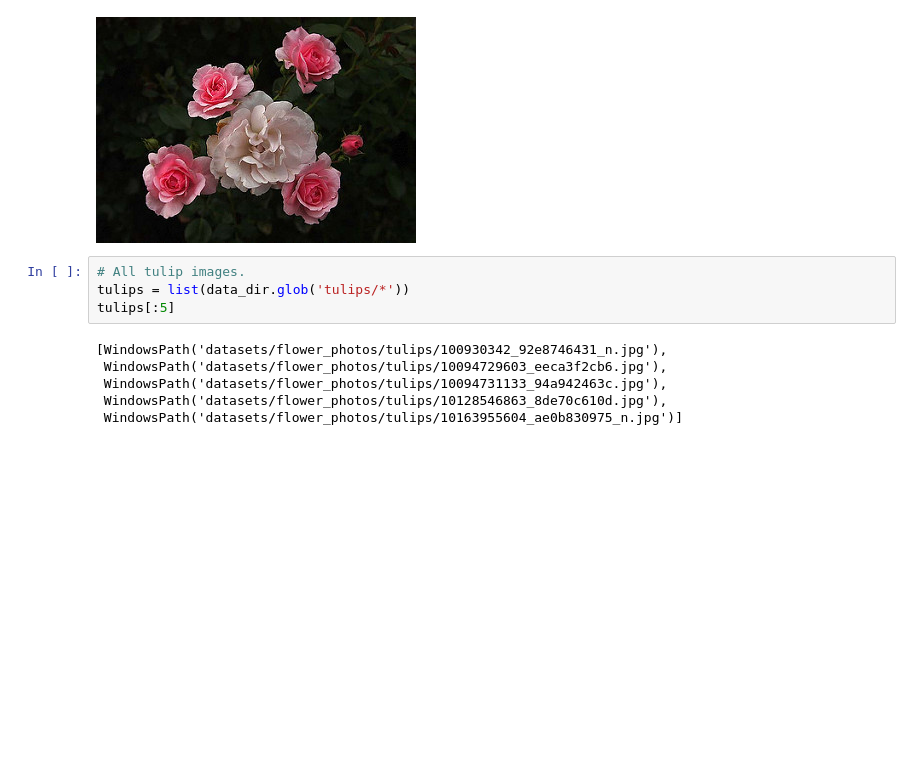
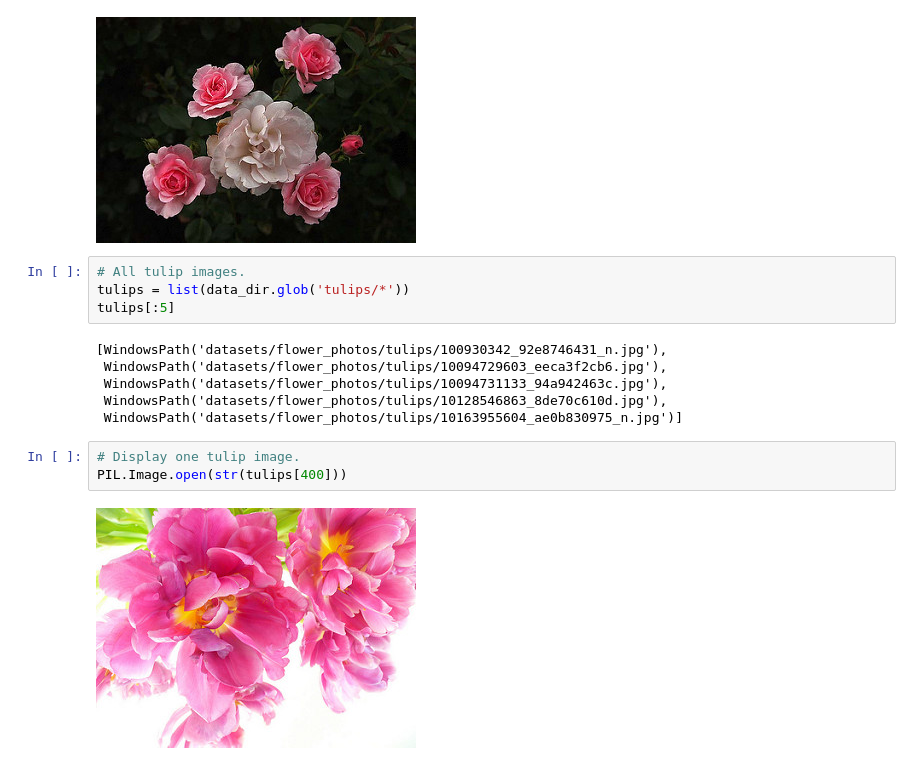
Before and after one commit to Piyushgit1912/Deep-Learning-Training, a Jupyter notebook: 03_image_classification_cnn/06_flower_cnn_v2_augmentation_dropout.ipynb, the cells around one changed output. Saved outputs shown, nothing was run; the diff lists cells and outputs as text; blank space fills up the shorter version.

Commit message:
Flower classification v2: Display sample tulip image (Cell 12)

```diff
--- a/03_image_classification_cnn/06_flower_cnn_v2_augmentation_dropout.ipynb
+++ b/03_image_classification_cnn/06_flower_cnn_v2_augmentation_dropout.ipynb
@@ -84,3 +84,8 @@ tulips[:5]
  WindowsPath('datasets/flower_photos/tulips/10094731133_94a942463c.jpg'),
  WindowsPath('datasets/flower_photos/tulips/10128546863_8de70c610d.jpg'),
  WindowsPath('datasets/flower_photos/tulips/10163955604_ae0b830975_n.jpg')]
+# %%
+# Display one tulip image.
+PIL.Image.open(str(tulips[400]))
+# %% [output]
+[figure, added]
```
